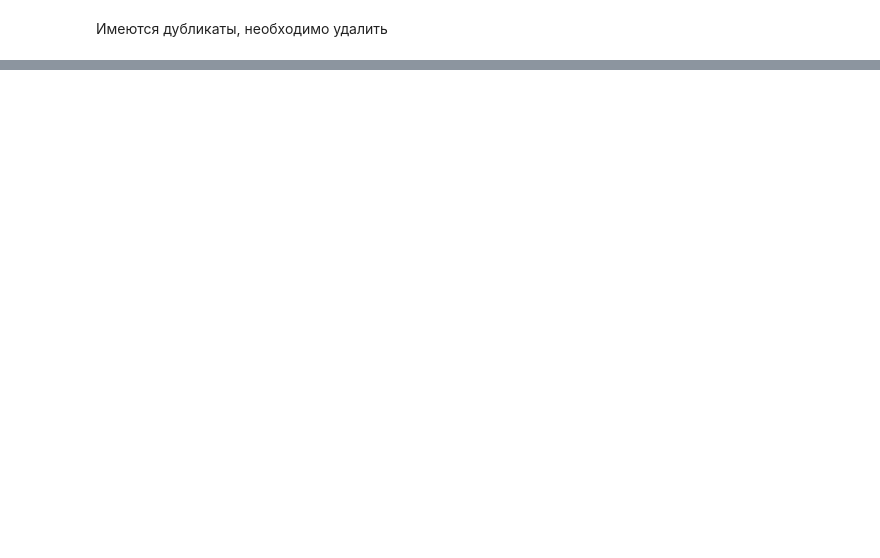
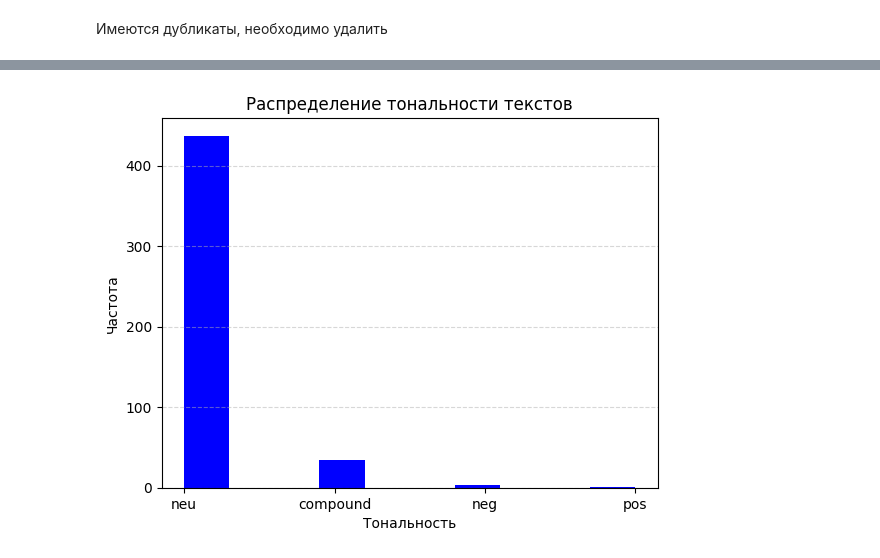
Before and after one commit to AndreyStlnzh/news-articles-analysis, a Jupyter notebook: main.ipynb, the cells around one changed output, grey strips where cells are left out. Cells and saved outputs as stored; diff of their text form; code cells hidden in the pictures; blank space fills up the shorter version.

```diff
--- a/main.ipynb
+++ b/main.ipynb
@@ -117,0 +217,20 @@ data.loc[0].content
+# %%
+
+nltk.download('vader_lexicon')
+
+
+def get_text_sentiment(text: str) -> str:
+    """Функция определения тональности текста
+
+    Args:
+        text (str): исходный текст
+
+    Returns:
+        str: тональность (neg, neu, pos, compound)
+    """
+    sia = SentimentIntensityAnalyzer()
+    sentiment_scores = sia.polarity_scores(text)
+    return max(sentiment_scores, key=sentiment_scores.get)
+
+data["sentiment"] = data["description"].apply(get_text_sentiment)
+data.head(3)
@@ -117,0 +258,9 @@ data.loc[0].content
+# %%
+plt.hist(data["sentiment"], color="blue")
+plt.title('Распределение тональности текстов')
+plt.xlabel('Тональность')
+plt.ylabel('Частота')
+plt.grid(axis="y", linestyle="--", alpha=0.5)
+plt.show()
+# %% [output]
+[figure, added]
```
Also changed, not shown: parts of 29 cells of this notebook, 3 other files.
